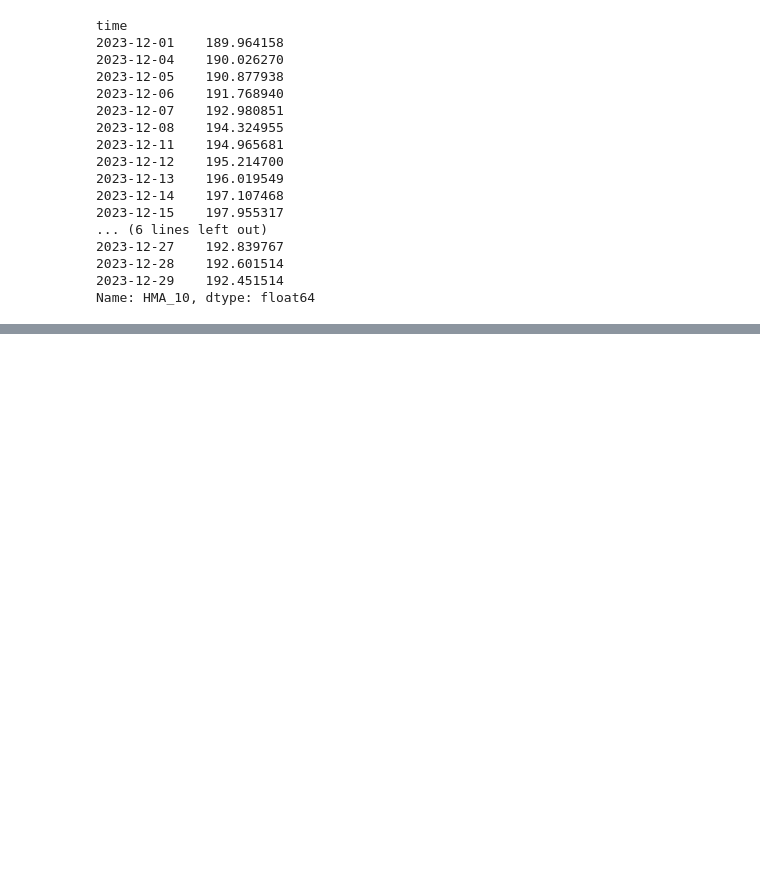
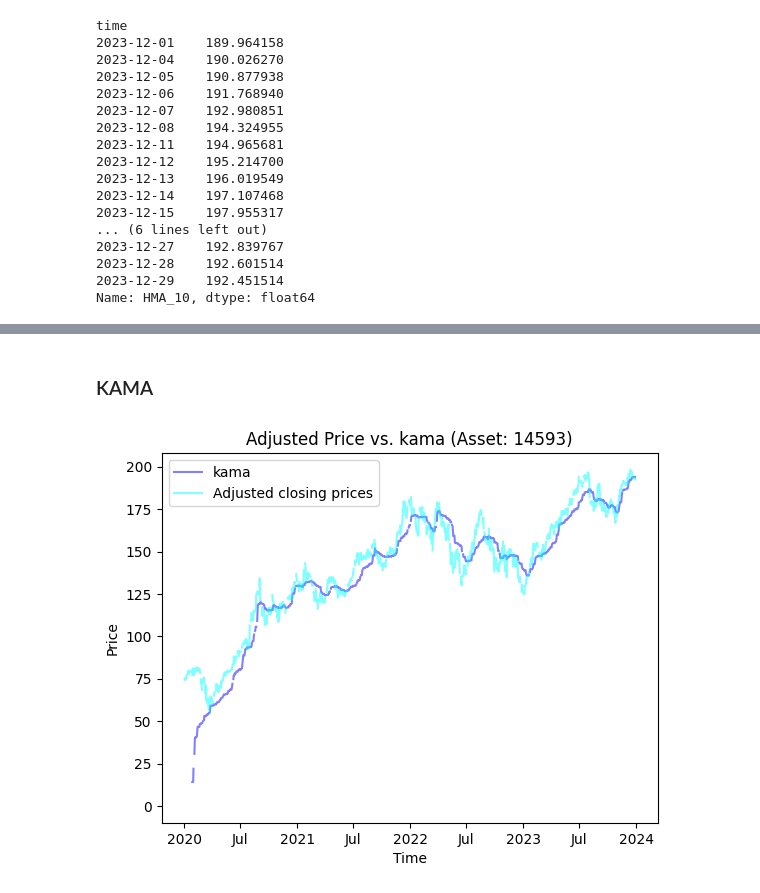
Before and after one commit to Suchismit4/hindsight, a Jupyter notebook: examples/data/ast/indicators-check.ipynb, the cells around one changed output, grey strips where cells are left out. Drawn from its saved outputs; the diff is of its cells as text; code cells hidden in the pictures; blank space fills up the shorter version.

Commit message:
Fixed shift and added KAMA. Noted improvement required: support for multivariate computations. For example, KAMA.

```diff
--- a/examples/data/ast/indicators-check.ipynb
+++ b/examples/data/ast/indicators-check.ipynb
@@ -462,0 +568,42 @@ Name: HMA_10, dtype: float64
+# %% [markdown]
+### KAMA
+# %%
+INDICATOR_NAME = "kama"
+
+# Create evaluation context with both data and functions
+context = {
+    "price": "close",
+    "length": 10,
+    "_dataset": ds_jit,
+    "fast": 2,
+    "slow": 30,
+    "drift": 1,
+    "fast_sc": (2/(2+1)),
+    "slow_sc": (2/(30+1)),
+
+}
+context.update(get_function_context())
+
+# JIT compile the evaluation
+def _eval(context):
+    result = manager.evaluate(INDICATOR_NAME, context)
+    return result
+
+result = _eval(context) # eval w/ the context.
+
+asset_permno = 14593 # APPLE's permno
+ds = ds.assign(kama=result)
+
+# Select APPLE and the vars we just computed + the closing price.
+subset = ds[[INDICATOR_NAME, 'close']].sel(asset=asset_permno)
+ts = subset.dt.to_time_indexed()
+# %%
+ts[INDICATOR_NAME].plot.line(x="time", label=INDICATOR_NAME, color='blue', alpha=0.5)
+ts['close'].plot.line(x="time", label='Adjusted closing prices', color='cyan', alpha=0.5)
+plt.title(f"Adjusted Price vs. {INDICATOR_NAME} (Asset: {asset_permno})")
+plt.xlabel("Time")
+plt.ylabel("Price")
+plt.legend()
+plt.grid(False)
+# %% [output]
+[figure, added]
```
Also changed, not shown: parts of 12 cells of this notebook, 6 other files.
